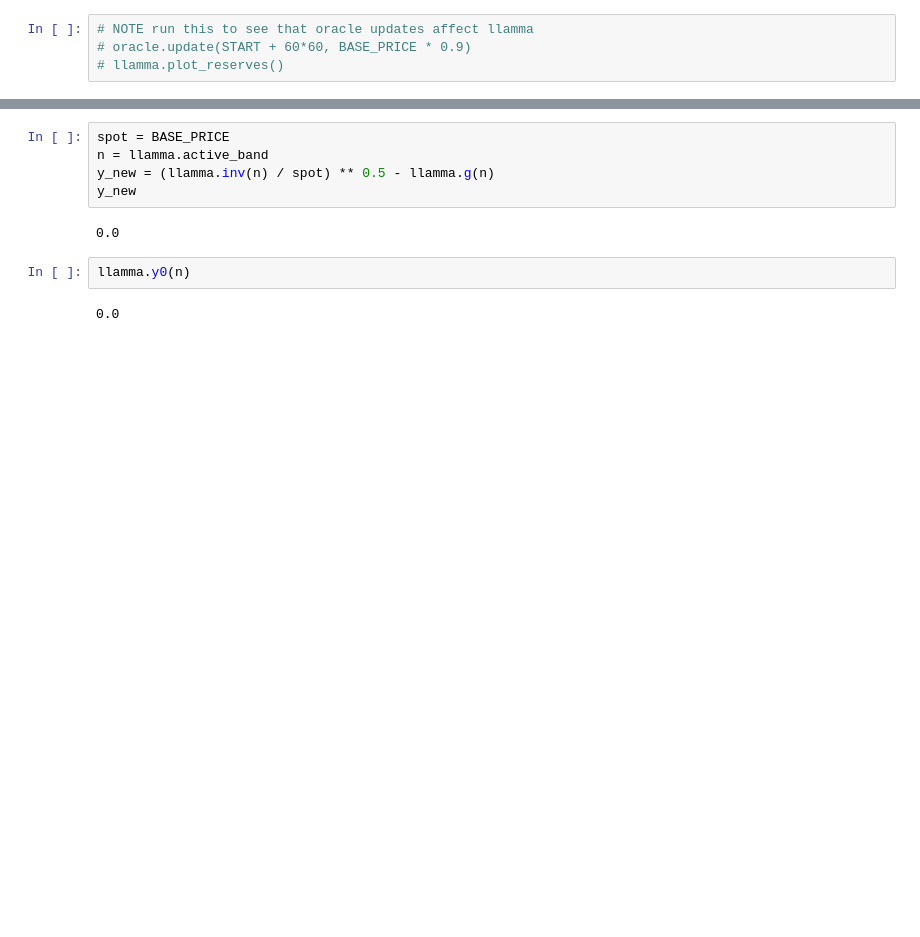
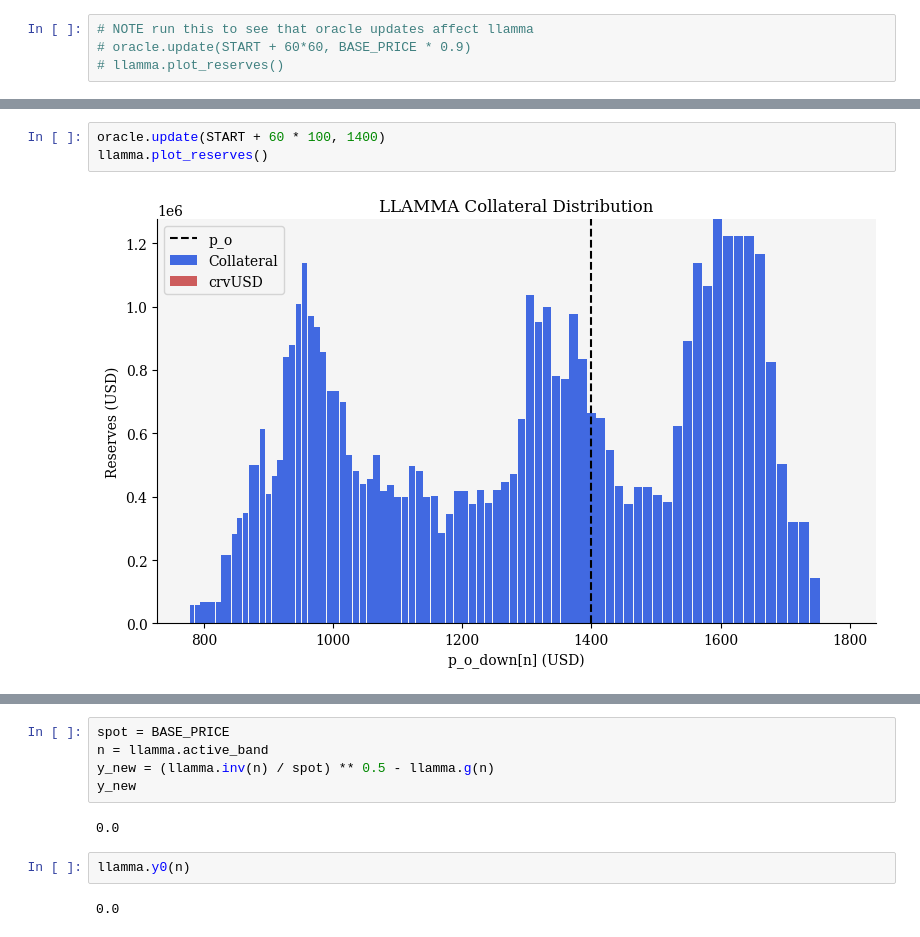
Before and after one commit to xenophonlabs/crvUSDrisk, a Jupyter notebook: play.ipynb, the cells around one changed output, grey strips where cells are left out. Cells and saved outputs as stored; diff of their text form; blank space fills up the shorter version.

```diff
--- a/play.ipynb
+++ b/play.ipynb
@@ -89,0 +90,5 @@ df.head()
+# %%
+oracle.update(START + 60 * 100, 1400)
+llamma.plot_reserves()
+# %% [output]
+[figure, added]
```
Also changed, not shown: parts of 6 cells of this notebook, 4 other files.
